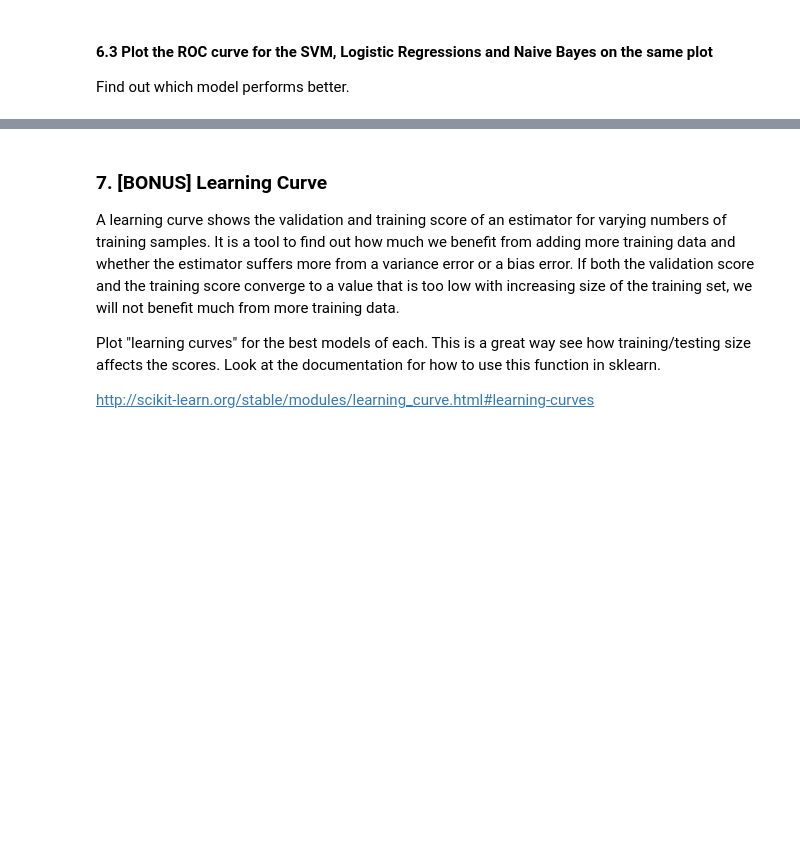
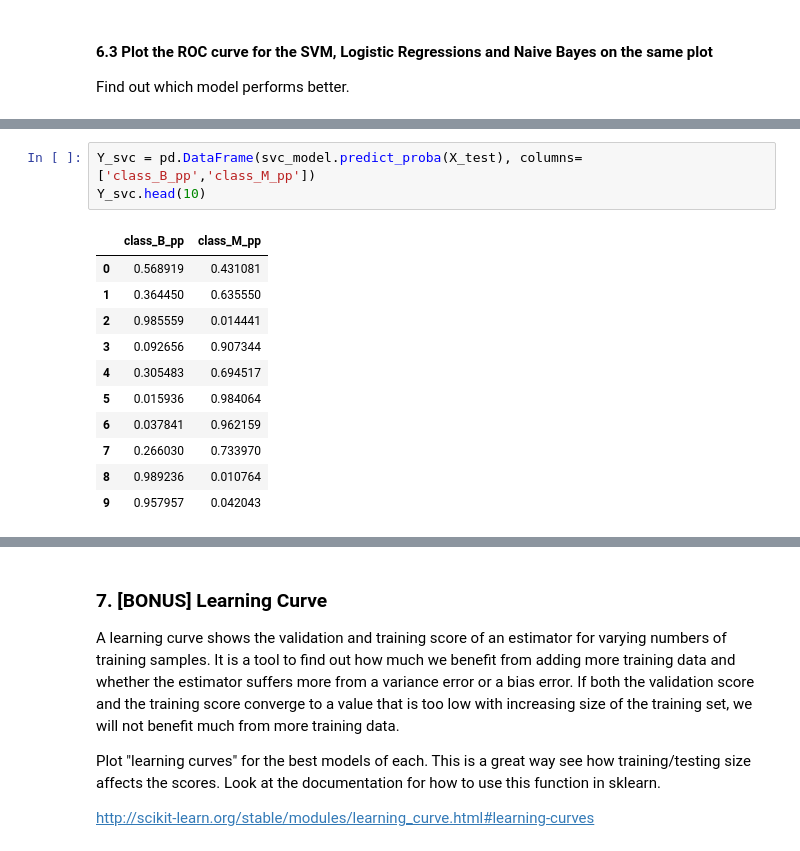
Before and after one commit to mhac009/Institute_of_Data, a Jupyter notebook: Labs/Module_5/IOD_Lab_5.3.1.ipynb, the cells around one changed output, grey strips where cells are left out. Cells and saved outputs as stored; diff of their text form; blank space fills up the shorter version.

```diff
--- a/Labs/Module_5/IOD_Lab_5.3.1.ipynb
+++ b/Labs/Module_5/IOD_Lab_5.3.1.ipynb
@@ -361,0 +379,15 @@ Find out which model performs better.
+# %%
+Y_svc = pd.DataFrame(svc_model.predict_proba(X_test), columns=['class_B_pp','class_M_pp'])
+Y_svc.head(10)
+# %% [output]
+|  | class_B_pp | class_M_pp |
+| 0 | 0.568919 | 0.431081 |
+| 1 | 0.364450 | 0.635550 |
+| 2 | 0.985559 | 0.014441 |
+| 3 | 0.092656 | 0.907344 |
+| 4 | 0.305483 | 0.694517 |
+| 5 | 0.015936 | 0.984064 |
+| 6 | 0.037841 | 0.962159 |
+| 7 | 0.266030 | 0.733970 |
+| 8 | 0.989236 | 0.010764 |
+| 9 | 0.957957 | 0.042043 |
```
Also changed, not shown: parts of 10 cells of this notebook.
